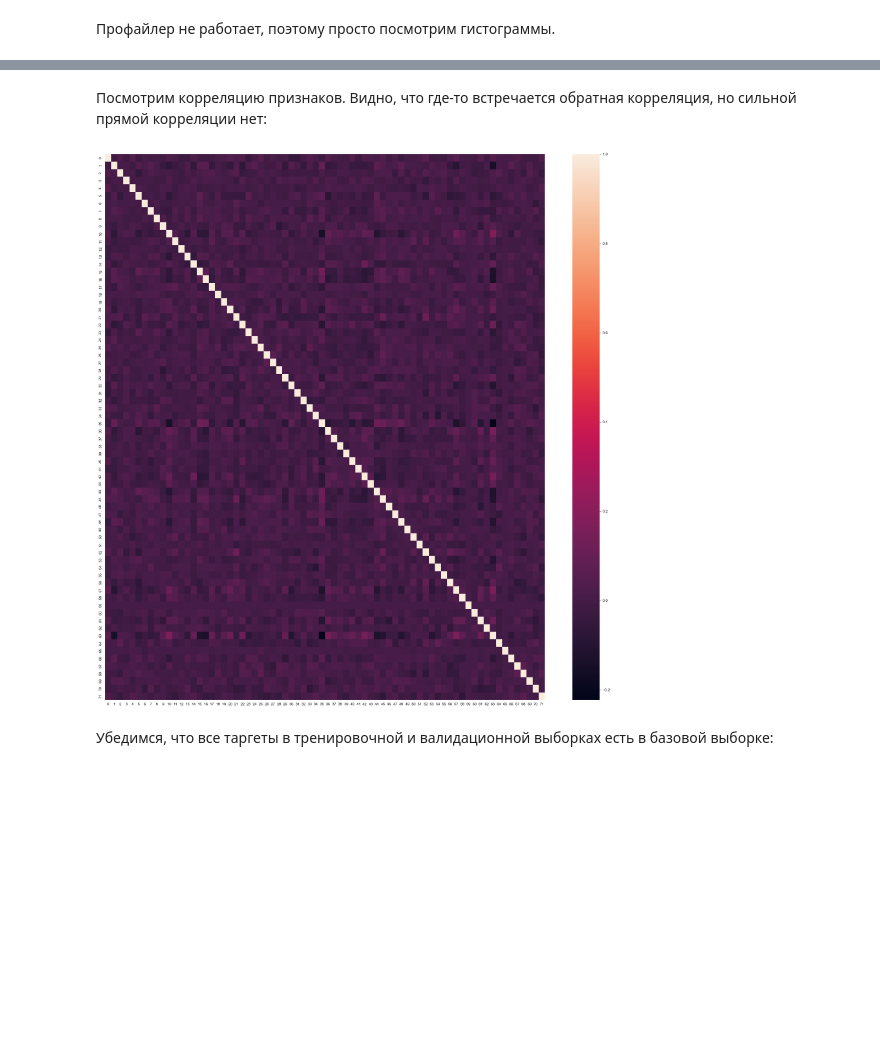
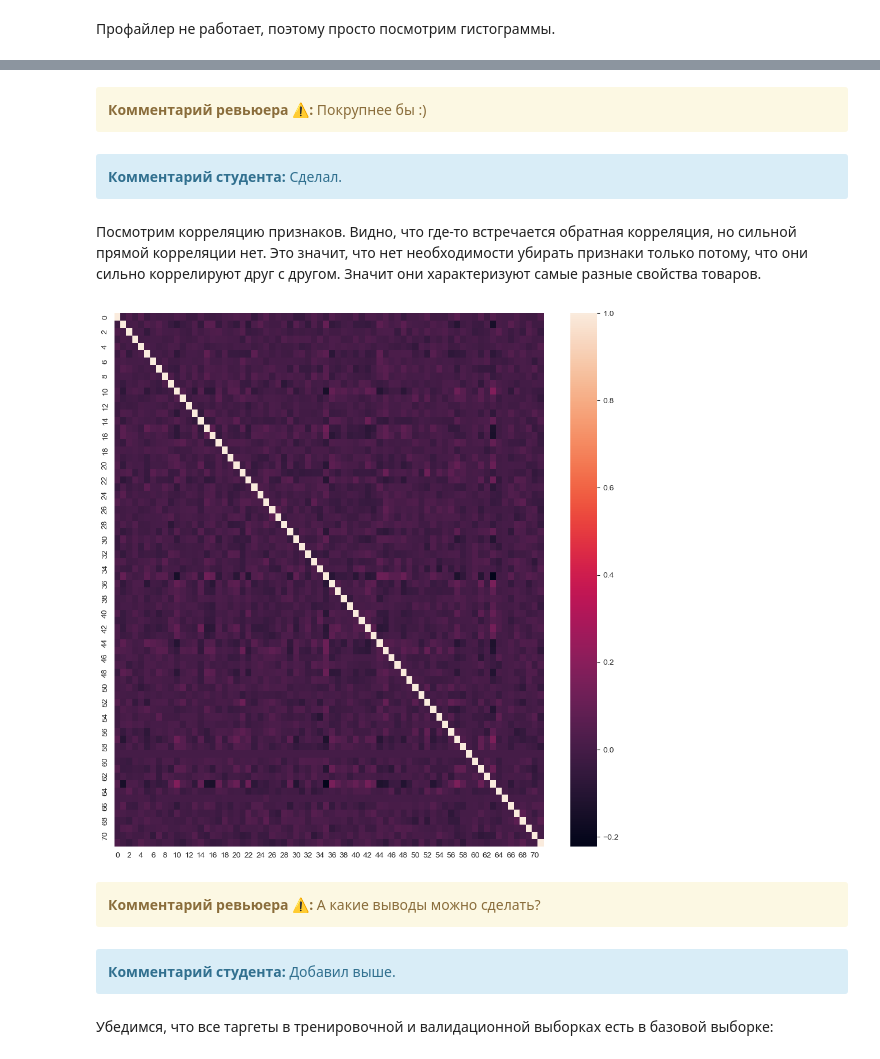
Before and after one commit to noff/ds24-workshop-2, a Jupyter notebook: model.ipynb, the cells around one changed output, grey strips where cells are left out. Cells and saved outputs as stored; diff of their text form; code cells hidden in the pictures; blank space fills up the shorter version.

```diff
--- a/model.ipynb
+++ b/model.ipynb
@@ -52,10 +139,22 @@ plt.show()
+# %% [markdown]
+<div class="alert alert-warning">
+<b>Комментарий ревьюера ⚠️:</b> Покрупнее бы :) </div>
+# %% [markdown]
+<div class="alert alert-info">
+<b>Комментарий студента:</b> Сделал.</div>
 # %% [markdown]
-Посмотрим корреляцию признаков. Видно, что где-то встречается обратная корреляция, но сильной прямой корреляции нет:
+Посмотрим корреляцию признаков. Видно, что где-то встречается обратная корреляция, но сильной прямой корреляции нет. Это значит, что нет необходимости убирать признаки только потому, что они сильно коррелируют друг с другом. Значит они характеризуют самые разные свойства товаров.
 # %%
-fig, ax = plt.subplots(figsize=(25,25))
+fig, ax = plt.subplots(figsize=(12,12))
 sns.heatmap(df_base.corr(), ax=ax);
 # %% [output]
-[figure, old version]
+[figure, new version]
+# %% [markdown]
+<div class="alert alert-warning">
+<b>Комментарий ревьюера ⚠️:</b> А какие выводы можно сделать? </div>
+# %% [markdown]
+<div class="alert alert-info">
+<b>Комментарий студента:</b> Добавил выше.</div>
 # %% [markdown]
 Убедимся, что все таргеты в тренировочной и валидационной выборках есть в базовой выборке:
 # %%
```
Also changed, not shown: parts of 18 cells of this notebook, 1 other file.
